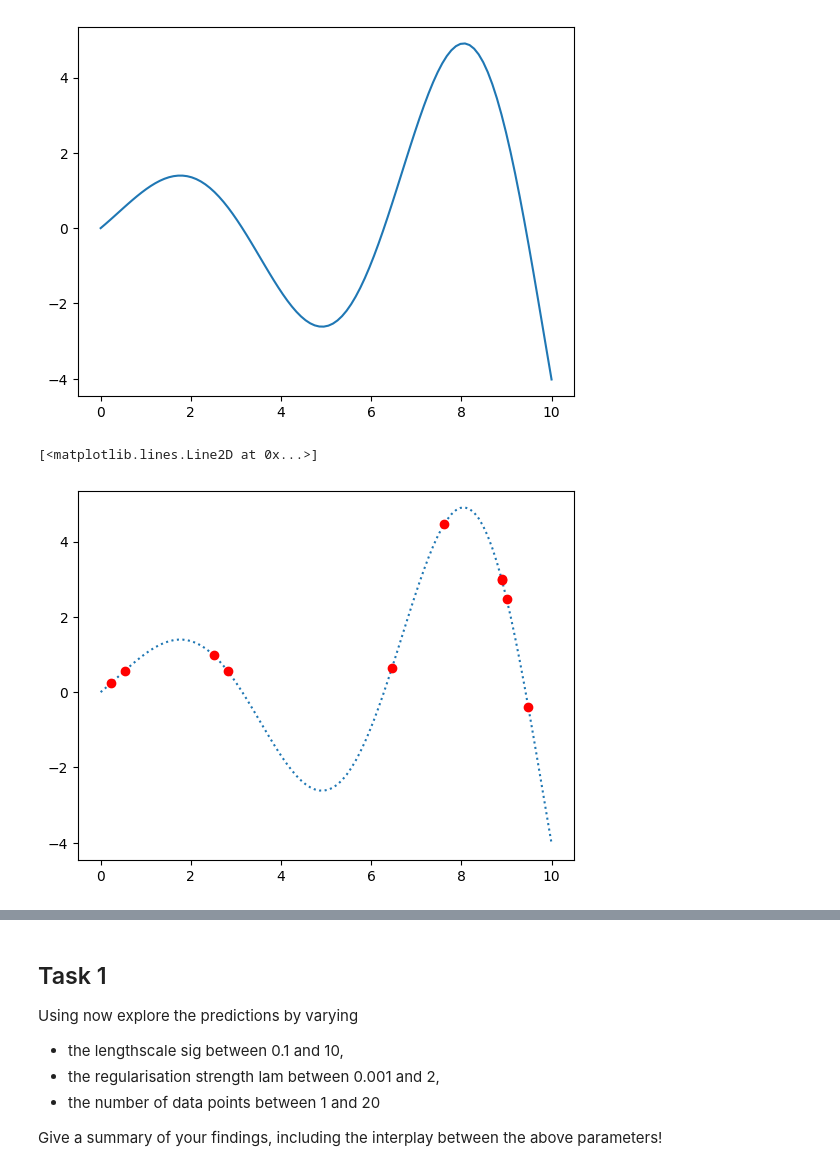
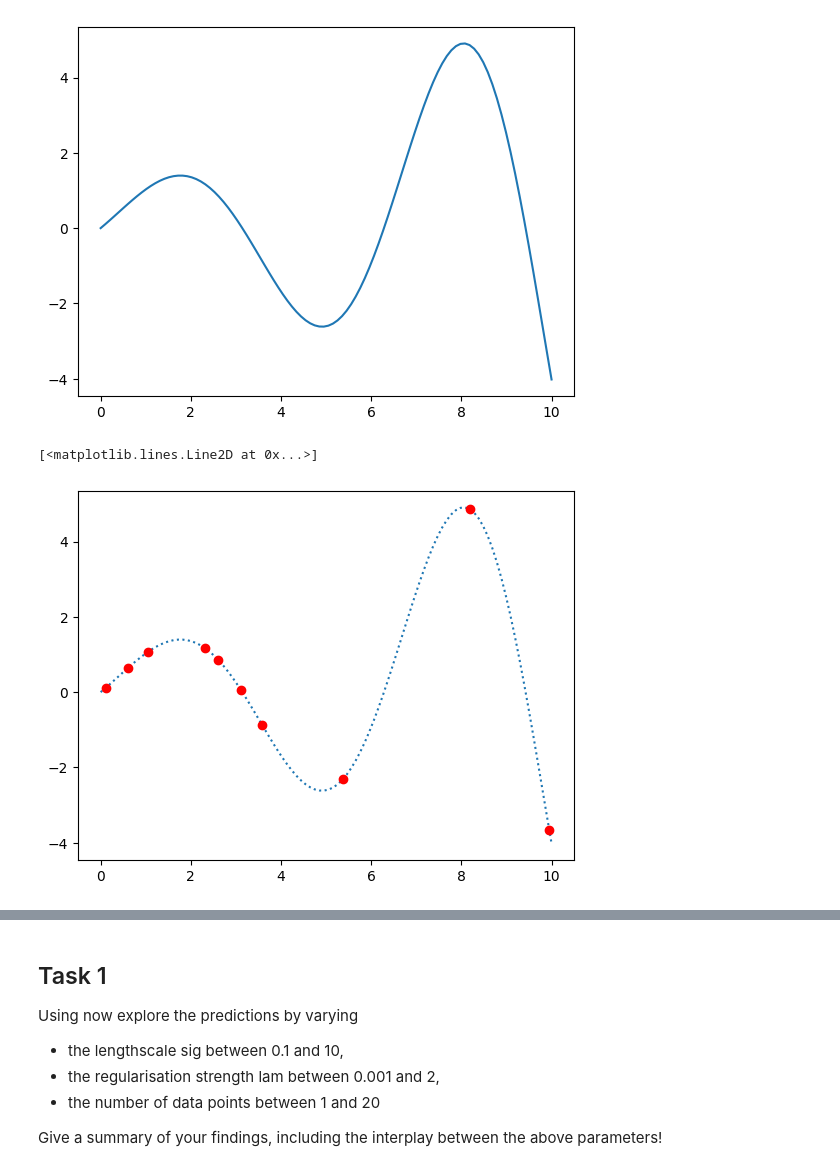
Before and after one commit to macaswalker/MatsAndMols_projects, a Jupyter notebook: _Project 3_ solubility.ipynb, the cells around one changed output, grey strips where cells are left out. Saved outputs shown, nothing was run; the diff lists cells and outputs as text; code cells hidden in the pictures.

```diff
--- a/_Project 3_ solubility.ipynb
+++ b/_Project 3_ solubility.ipynb
@@ -35,15 +35,19 @@ plot(xx, yy)
 [figure]
 # %%
 # gather some data points which we will fit to
+import random
 
-x = np.random.random(10)*10
+n = 10 # number of points
+
+random.seed(42069)
+x = np.random.random(n)*n
 y = f(x)
 
 plot(xx, yy, ':')
 plot(x, y, 'ro')
 # %% [output]
 [<matplotlib.lines.Line2D at 0x...>]
-[figure, old version]
+[figure, new version]
 # %%
 # define a Gaussian kernel
 sig = 1.0 # length scale
```
Also changed, not shown: parts of 7 cells of this notebook.
